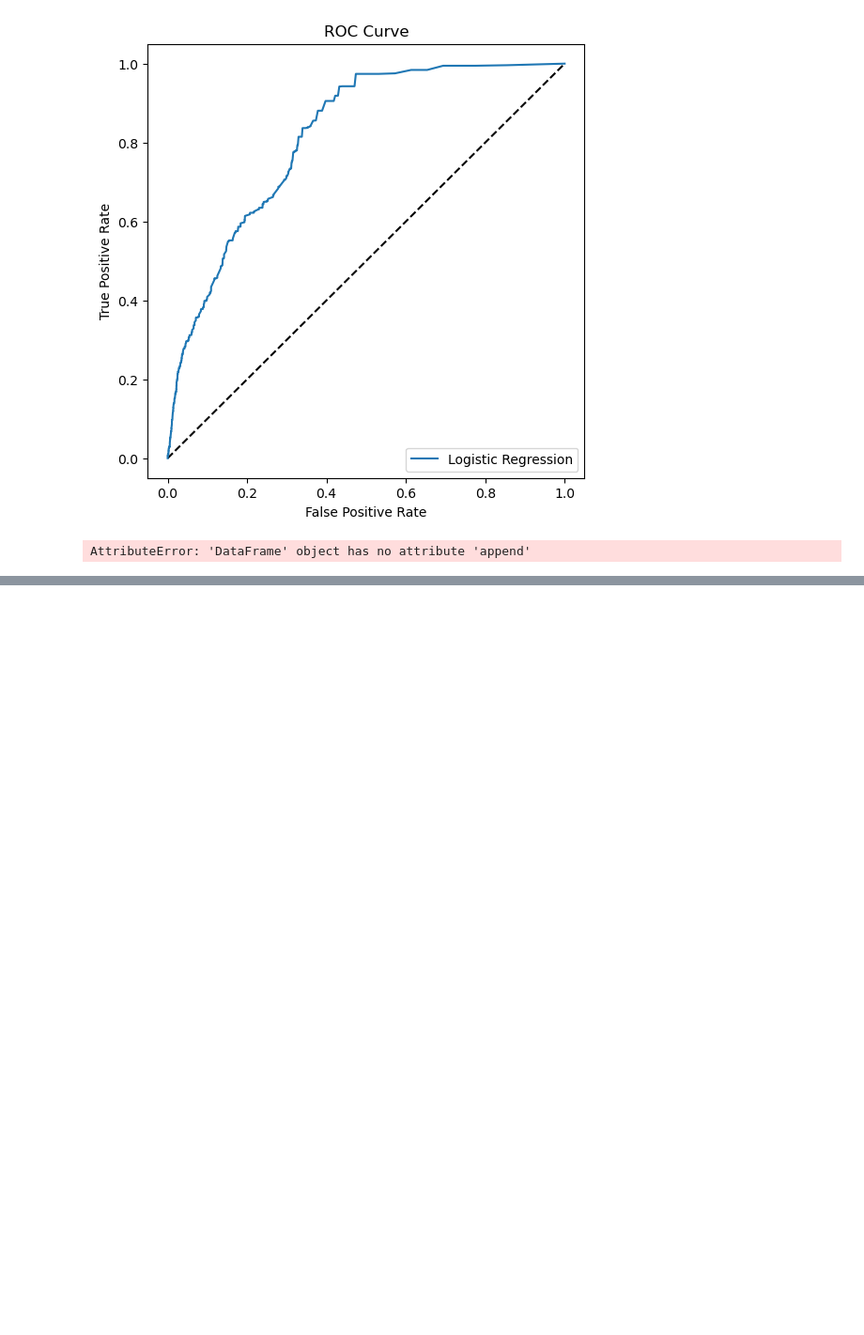
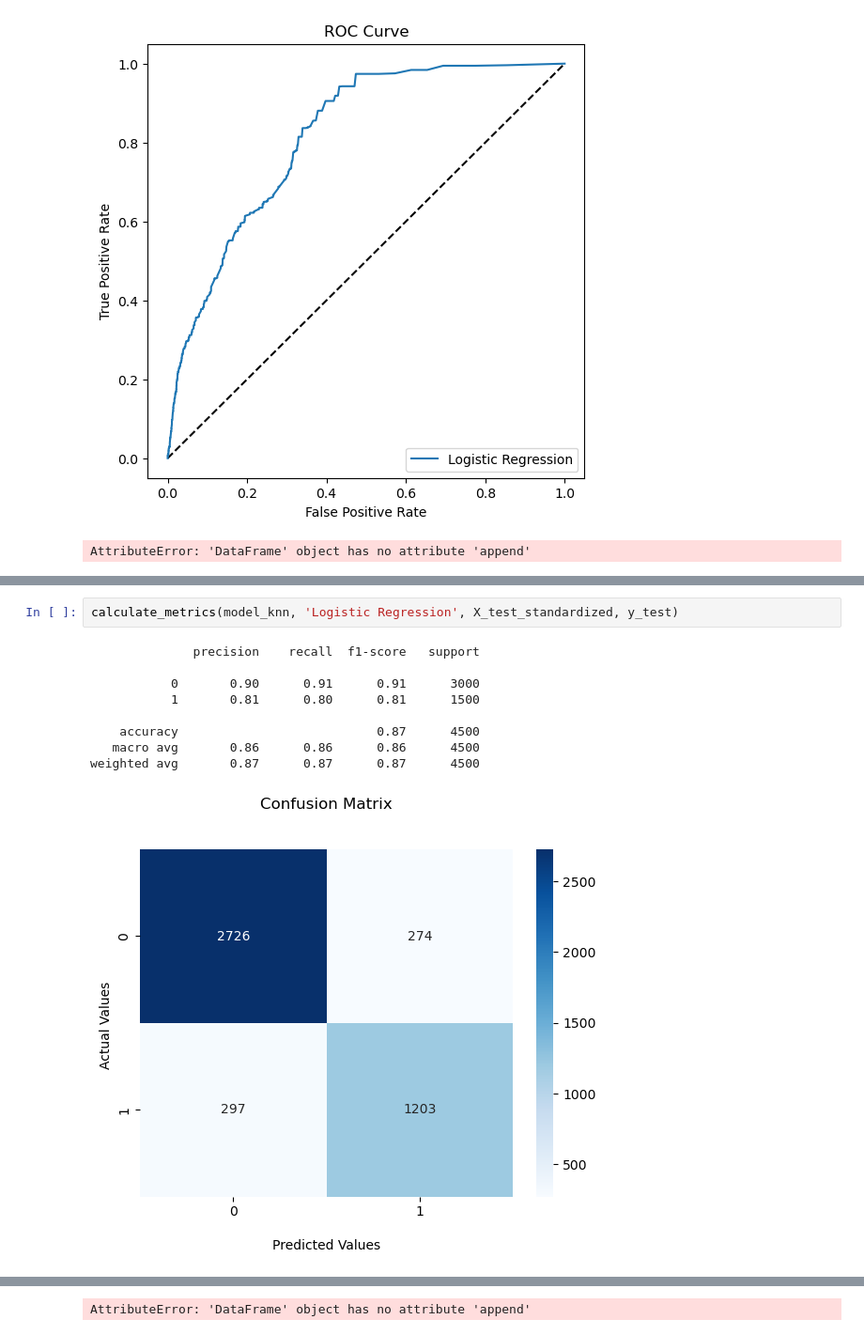
Before and after one commit to Tobias-2/modul_14, a Jupyter notebook: Untitled.ipynb, the cells around one changed output, grey strips where cells are left out. Shown at 94% size. Saved outputs shown, nothing was run; the diff lists cells and outputs as text; blank space fills up the shorter version.

```diff
--- a/Untitled.ipynb
+++ b/Untitled.ipynb
@@ -544,0 +544,12 @@ C=100: F1_train=0.42, F1_test=0.40
+# %%
+calculate_metrics(model_knn, 'Logistic Regression', X_test_standardized, y_test)
+# %% [output]
+              precision    recall  f1-score   support
+
+           0       0.90      0.91      0.91      3000
+           1       0.81      0.80      0.81      1500
+
+    accuracy                           0.87      4500
+   macro avg       0.86      0.86      0.86      4500
+weighted avg       0.87      0.87      0.87      4500
+[figure, added]
@@ -544,0 +557 @@ C=100: F1_train=0.42, F1_test=0.40
+AttributeError: 'DataFrame' object has no attribute 'append'
```
Also changed, not shown: parts of 27 cells of this notebook, 3 other files.
